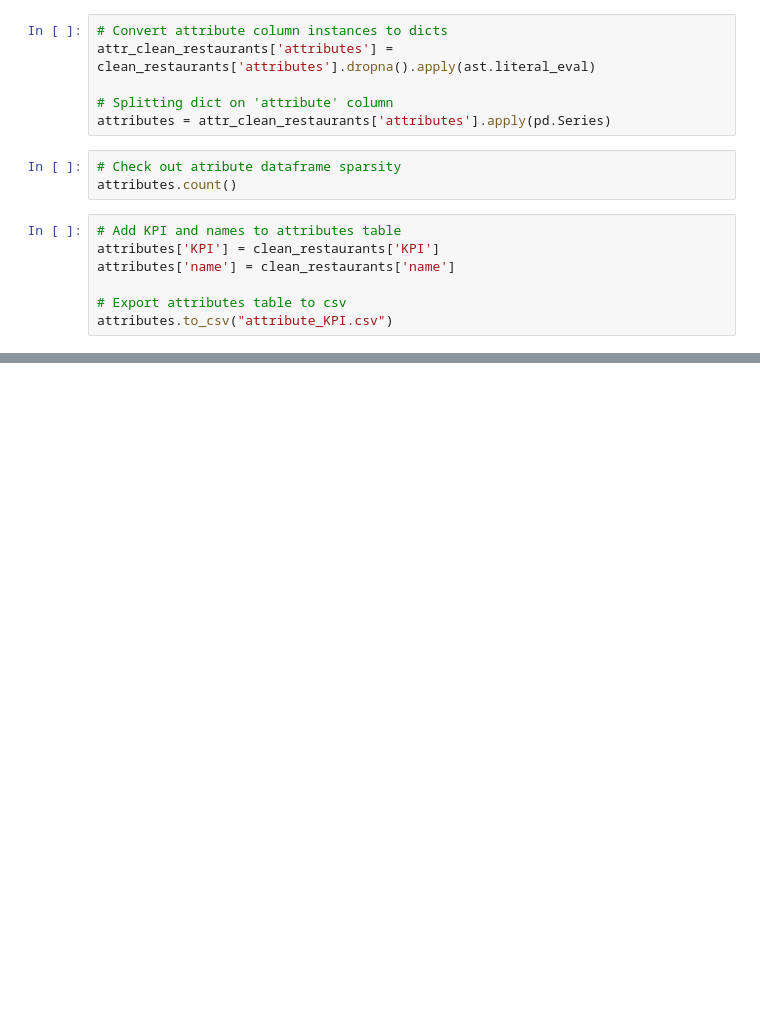
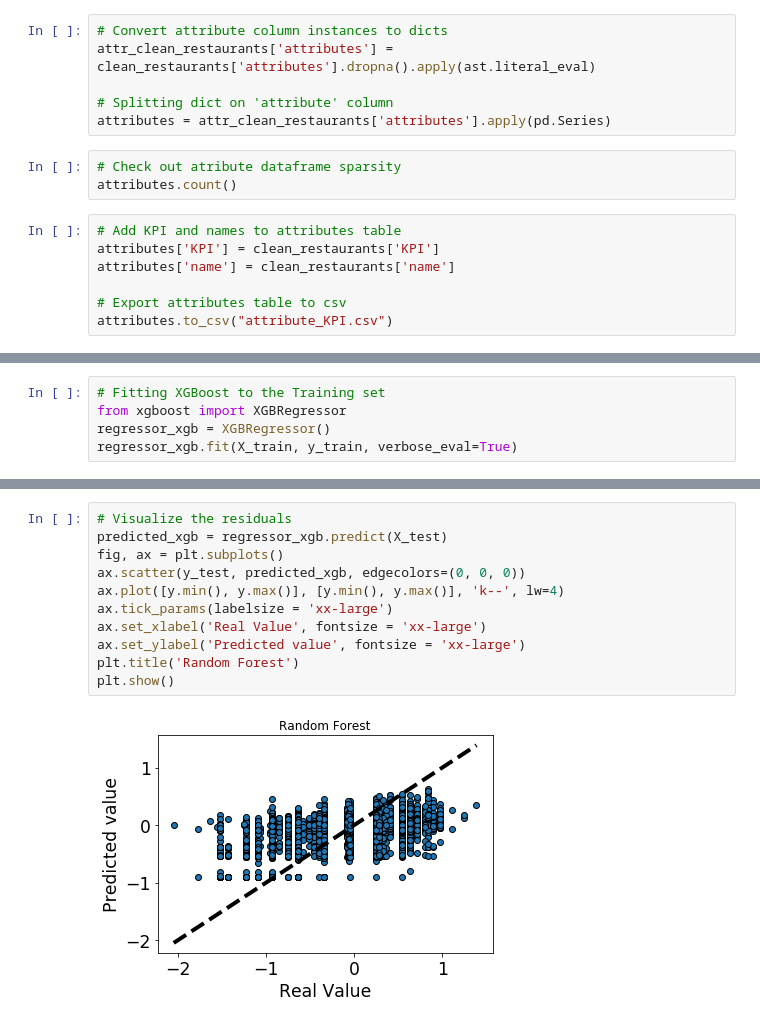
Before and after one commit to Joseamica/Project-1, a Jupyter notebook: Data/KPI_predictor.ipynb, the cells around one changed output, grey strips where cells are left out. Saved outputs shown, nothing was run; the diff lists cells and outputs as text; blank space fills up the shorter version.

```diff
--- a/Data/KPI_predictor.ipynb
+++ b/Data/KPI_predictor.ipynb
@@ -81,0 +133,5 @@ attributes.to_csv("attribute_KPI.csv")
+# %%
+# Fitting XGBoost to the Training set
+from xgboost import XGBRegressor
+regressor_xgb = XGBRegressor()
+regressor_xgb.fit(X_train, y_train, verbose_eval=True)
@@ -81,0 +147,13 @@ attributes.to_csv("attribute_KPI.csv")
+# %%
+# Visualize the residuals
+predicted_xgb = regressor_xgb.predict(X_test)
+fig, ax = plt.subplots()
+ax.scatter(y_test, predicted_xgb, edgecolors=(0, 0, 0))
+ax.plot([y.min(), y.max()], [y.min(), y.max()], 'k--', lw=4)
+ax.tick_params(labelsize = 'xx-large')
+ax.set_xlabel('Real Value', fontsize = 'xx-large')
+ax.set_ylabel('Predicted value', fontsize = 'xx-large')
+plt.title('Random Forest')
+plt.show()
+# %% [output]
+[figure, added]
```
Also changed, not shown: parts of 11 cells of this notebook, 4 other files.
